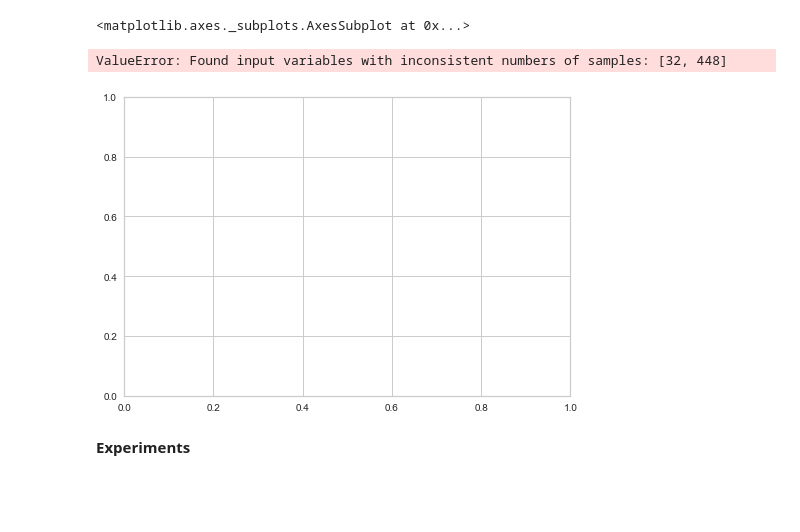
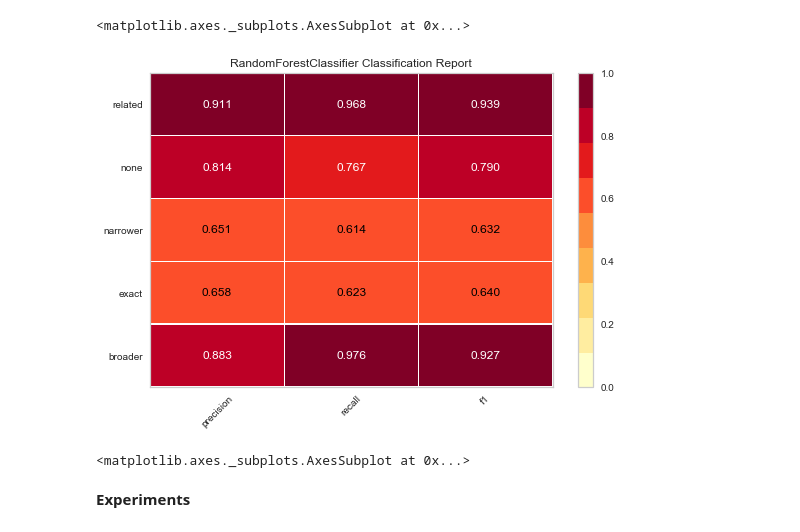
Before and after one commit to acdh-oeaw/elexis_mwsa_model, a Jupyter notebook: Codalab shared task.ipynb, the cells around one changed output. Cells and saved outputs as stored; diff of their text form; code cells hidden in the pictures; blank space fills up the shorter version.

```diff
--- a/Codalab shared task.ipynb
+++ b/Codalab shared task.ipynb
@@ -627,13 +639,13 @@ visualizer.show()
 # %%
 
 model = RandomForestClassifier(max_depth=15, max_features='auto', min_samples_leaf=3, min_samples_split=2, n_estimators=500)
 visualizer = ClassificationReport(model)
 visualizer.fit(all_train_and_testset['pd']['x_trainset'], all_train_and_testset['pd']['y_trainset'])
-visualizer.score(undersampled_train_and_testset['pd']['x_testset'], undersampled_train_and_testset['pd']['y_testset'])
+visualizer.score(all_train_and_testset['pd']['x_testset'], all_train_and_testset['pd']['y_testset'])
 visualizer.show()
 # %% [output]
+[figure, new version]
-ValueError: Found input variables with inconsistent numbers of samples: [32, 448]
+<matplotlib.axes._subplots.AxesSubplot at 0x...>
-[figure, old version]
 # %% [markdown]
 **Experiments**
 # %%
```
Also changed, not shown: parts of 18 cells of this notebook, 1 other file.
